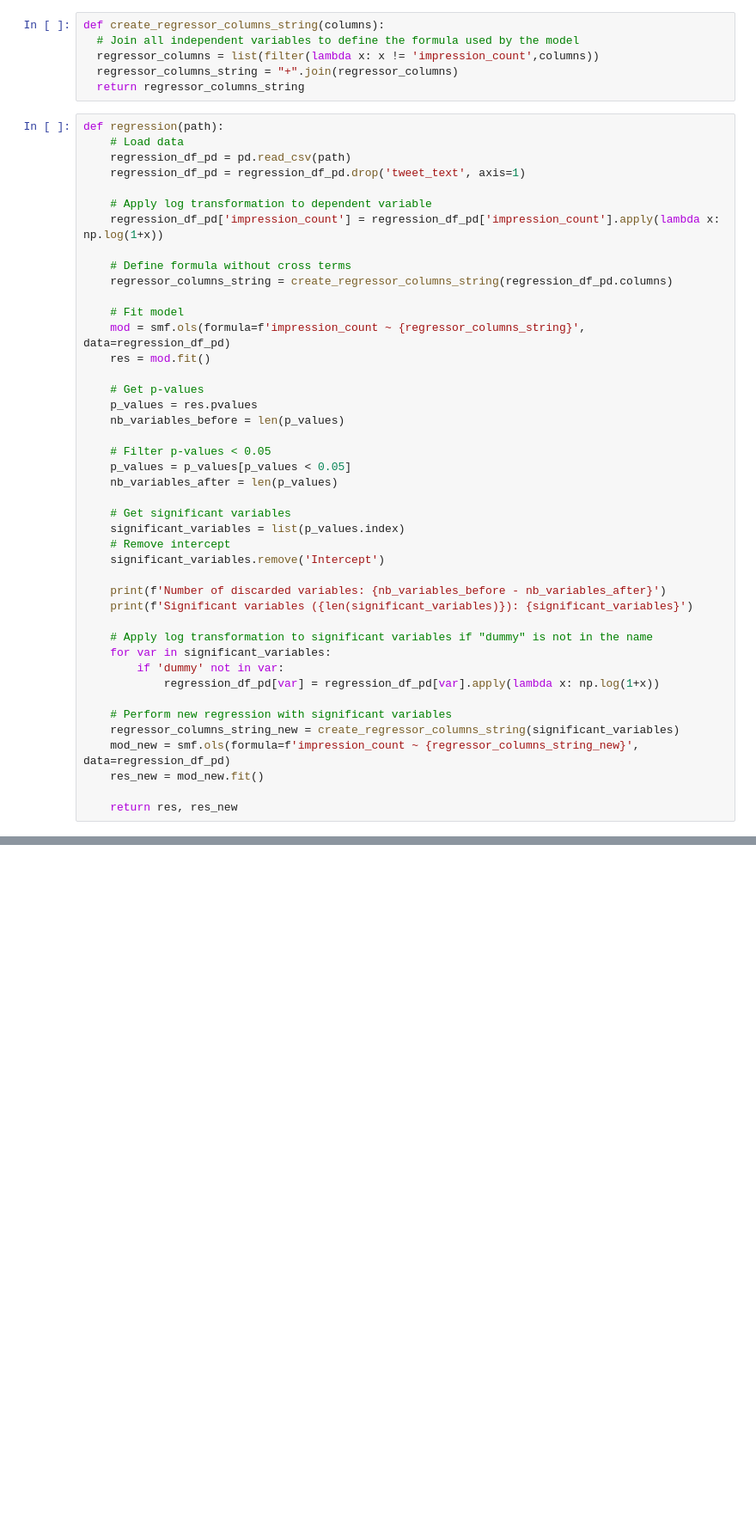
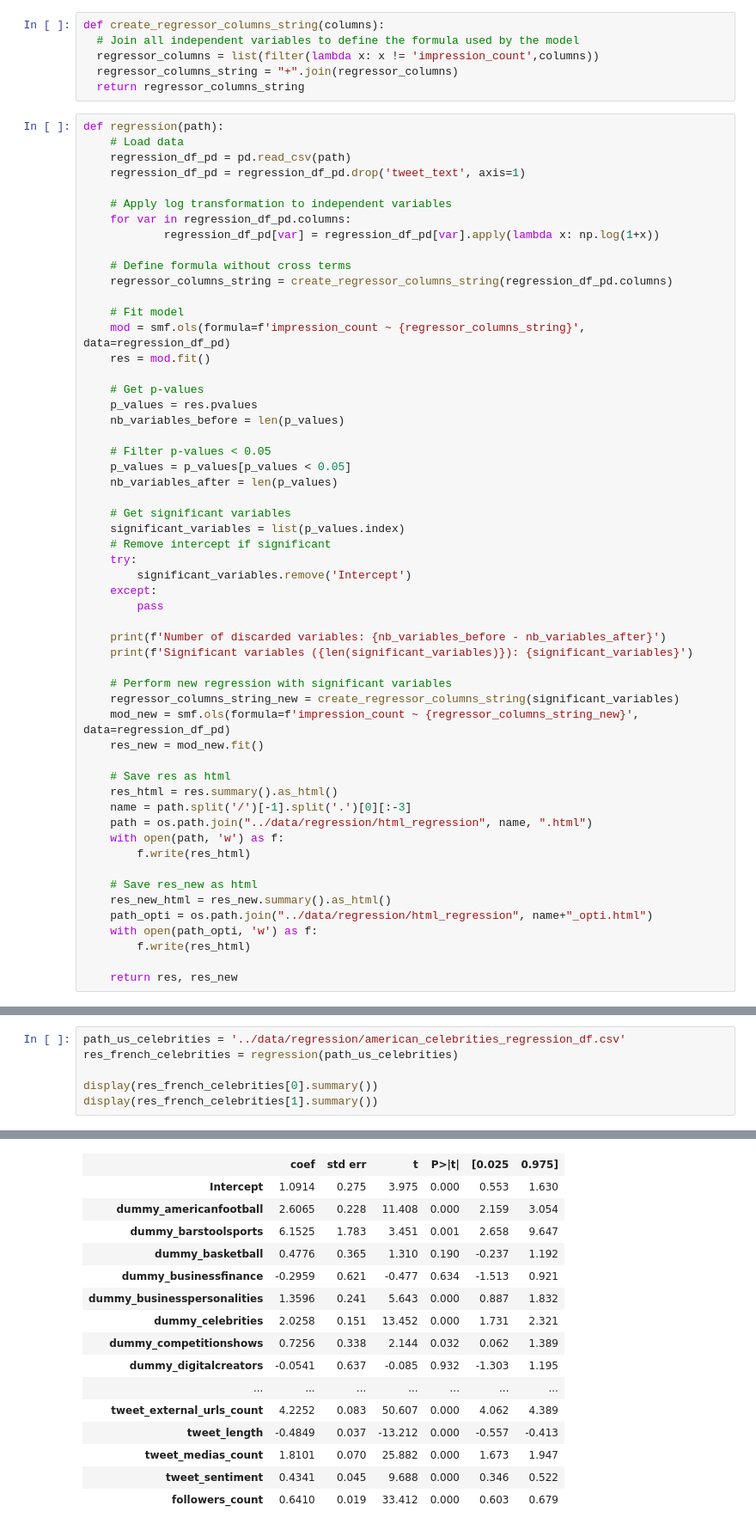
Before and after one commit to abiola123/TwitterAnalysis, a Jupyter notebook: notebooks/06_regression.ipynb, the cells around one changed output, grey strips where cells are left out. Shown at 86% size. Drawn from its saved outputs; the diff is of its cells as text; blank space fills up the shorter version.

Commit message:
regression

```diff
--- a/notebooks/06_regression.ipynb
+++ b/notebooks/06_regression.ipynb
@@ -14,8 +15,9 @@ def regression(path):
     regression_df_pd = pd.read_csv(path)
     regression_df_pd = regression_df_pd.drop('tweet_text', axis=1)
 
-    # Apply log transformation to dependent variable
-    regression_df_pd['impression_count'] = regression_df_pd['impression_count'].apply(lambda x: np.log(1+x))
+    # Apply log transformation to independent variables
+    for var in regression_df_pd.columns:
+            regression_df_pd[var] = regression_df_pd[var].apply(lambda x: np.log(1+x))
 
     # Define formula without cross terms
     regressor_columns_string = create_regressor_columns_string(regression_df_pd.columns)
@@ -34,21 +36,32 @@ def regression(path):
 
     # Get significant variables
     significant_variables = list(p_values.index)
-    # Remove intercept
-    significant_variables.remove('Intercept')
+    # Remove intercept if significant
+    try:
+        significant_variables.remove('Intercept')
+    except:
+        pass
 
     print(f'Number of discarded variables: {nb_variables_before - nb_variables_after}')
     print(f'Significant variables ({len(significant_variables)}): {significant_variables}')
-
-    # Apply log transformation to significant variables if "dummy" is not in the name
-    for var in significant_variables:
-        if 'dummy' not in var:
-            regression_df_pd[var] = regression_df_pd[var].apply(lambda x: np.log(1+x))
 
     # Perform new regression with significant variables
     regressor_columns_string_new = create_regressor_columns_string(significant_variables)
     mod_new = smf.ols(formula=f'impression_count ~ {regressor_columns_string_new}', data=regression_df_pd)
     res_new = mod_new.fit()
 
+    # Save res as html
+    res_html = res.summary().as_html()
+    name = path.split('/')[-1].split('.')[0][:-3]
+    path = os.path.join("../data/regression/html_regression", name, ".html")
+    with open(path, 'w') as f:
+        f.write(res_html)
+
+    # Save res_new as html
+    res_new_html = res_new.summary().as_html()
+    path_opti = os.path.join("../data/regression/html_regression", name+"_opti.html")
+    with open(path_opti, 'w') as f:
+        f.write(res_html)
+
     return res, res_new
 # %%
@@ -169,0 +77,7 @@ print(res.summary())
+# %%
+path_us_celebrities = '../data/regression/american_celebrities_regression_df.csv'
+res_french_celebrities = regression(path_us_celebrities)
+
+display(res_french_celebrities[0].summary())
+display(res_french_celebrities[1].summary())
+# %% [output]
@@ -169,0 +96,16 @@ print(res.summary())
+|  | coef | std err | t | P>|t| | [0.025 | 0.975] |
+| Intercept | 1.0914 | 0.275 | 3.975 | 0.000 | 0.553 | 1.630 |
+| dummy_americanfootball | 2.6065 | 0.228 | 11.408 | 0.000 | 2.159 | 3.054 |
+| dummy_barstoolsports | 6.1525 | 1.783 | 3.451 | 0.001 | 2.658 | 9.647 |
+| dummy_basketball | 0.4776 | 0.365 | 1.310 | 0.190 | -0.237 | 1.192 |
+| dummy_businessfinance | -0.2959 | 0.621 | -0.477 | 0.634 | -1.513 | 0.921 |
+| dummy_businesspersonalities | 1.3596 | 0.241 | 5.643 | 0.000 | 0.887 | 1.832 |
+| dummy_celebrities | 2.0258 | 0.151 | 13.452 | 0.000 | 1.731 | 2.321 |
+| dummy_competitionshows | 0.7256 | 0.338 | 2.144 | 0.032 | 0.062 | 1.389 |
+| dummy_digitalcreators | -0.0541 | 0.637 | -0.085 | 0.932 | -1.303 | 1.195 |
+| ... | ... | ... | ... | ... | ... | ... |
+| tweet_external_urls_count | 4.2252 | 0.083 | 50.607 | 0.000 | 4.062 | 4.389 |
+| tweet_length | -0.4849 | 0.037 | -13.212 | 0.000 | -0.557 | -0.413 |
+| tweet_medias_count | 1.8101 | 0.070 | 25.882 | 0.000 | 1.673 | 1.947 |
+| tweet_sentiment | 0.4341 | 0.045 | 9.688 | 0.000 | 0.346 | 0.522 |
+| followers_count | 0.6410 | 0.019 | 33.412 | 0.000 | 0.603 | 0.679 |
```
Also changed, not shown: parts of 6 cells of this notebook, 3 other files.
